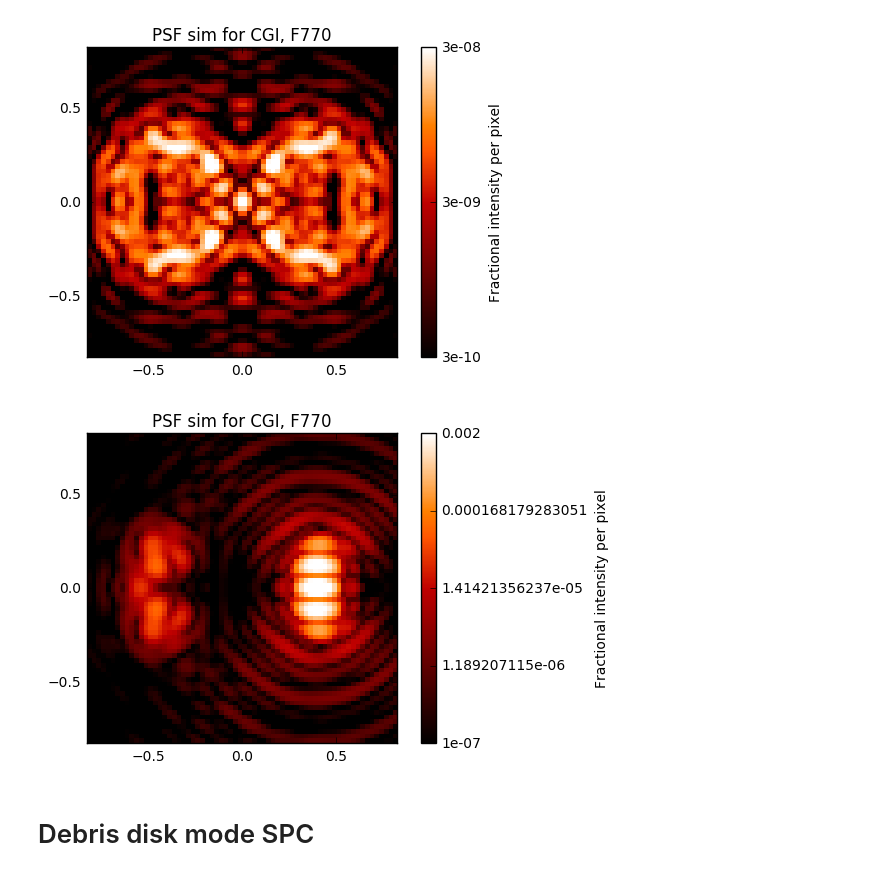
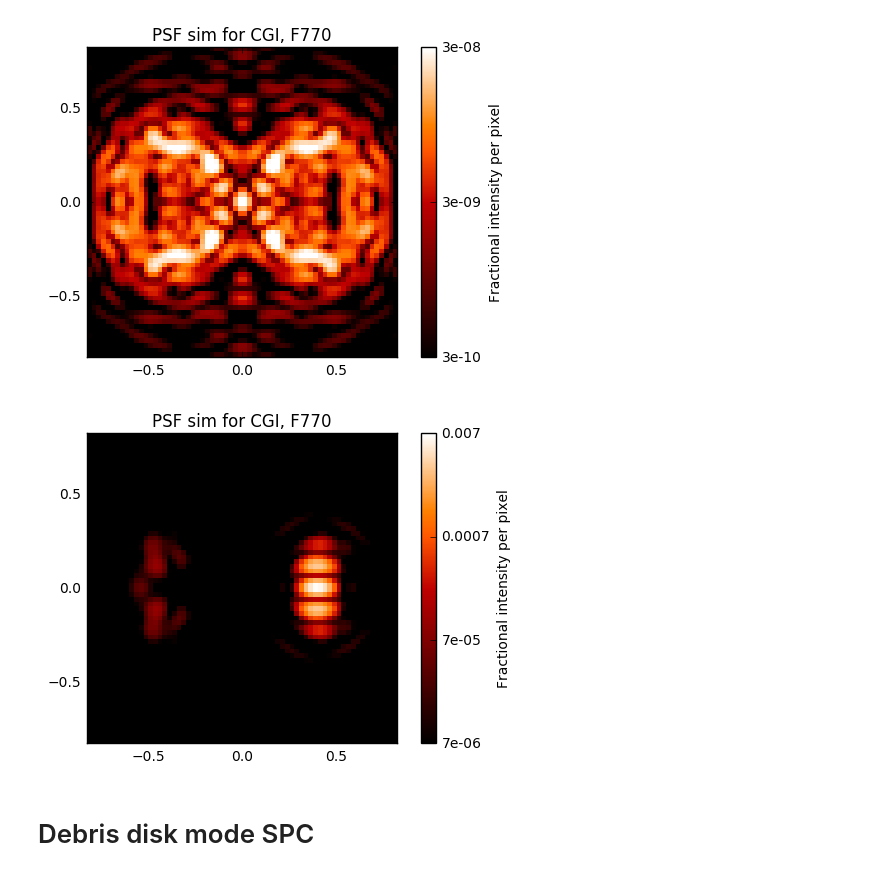
Before and after one commit to spacetelescope/webbpsf, a Jupyter notebook: notebooks/wfirst_cgi_demo.ipynb, the cells around one changed output. Drawn from its saved outputs; the diff is of its cells as text; code cells hidden in the pictures.

```diff
--- a/notebooks/wfirst_cgi_demo.ipynb
+++ b/notebooks/wfirst_cgi_demo.ipynb
@@ -103,7 +106,7 @@ ifs_spc.options['source_offset_theta'] = 0 # deg w.r.t. North
 
 ifs_psf_onax = []
 for w in wavelens:
-    psf_onax = ifs_spc.calcPSF(monochromatic=w, fov_arcsec=1.64, oversample=4, display=False)
+    psf_onax = ifs_spc.calc_psf(monochromatic=w, fov_arcsec=1.64, oversample=4, display=False)
     ifs_psf_onax.append(psf_onax)
 # %%
 ifs_spc.options['source_offset_r'] = 6*lamoD_asec # 6 lam/D in arcsec
@@ -111,7 +114,7 @@ ifs_spc.options['source_offset_theta'] = -90. # deg w.r.t. North
 ifs_psf_offax = []
 peak_offax = []
 for wi, w in enumerate(wavelens):
-    psf_offax = ifs_spc.calcPSF(monochromatic=w, fov_arcsec=1.64, oversample=4, display=False)
+    psf_offax = ifs_spc.calc_psf(monochromatic=w, fov_arcsec=1.64, oversample=4, display=False)
     ifs_psf_offax.append(psf_offax)
     peak_offax.append(psf_offax[1].data.max())
     # Normalize by the off-axis peak to change to units of contrast
@@ -126,10 +129,10 @@ ipywidgets.interact(plt_ifs_psf_onax, wchan=(1,Nchan));
 [figure]
 # %%
 def plt_ifs_psf_offax(wchan):
-    webbpsf.display_PSF(ifs_psf_offax[wchan-1],ext=1,vmax=2e-3);
+    webbpsf.display_psf(ifs_psf_offax[wchan-1],ext=1,vmin=7e-6,vmax=7e-3);
 ipywidgets.interact(plt_ifs_psf_offax, wchan=(1,len(wavelens)));
 # %% [output]
-[figure, old version]
+[figure, new version]
 # %% [markdown]
 # Debris disk mode SPC
 # %%
```
Also changed, not shown: parts of 8 cells of this notebook.
